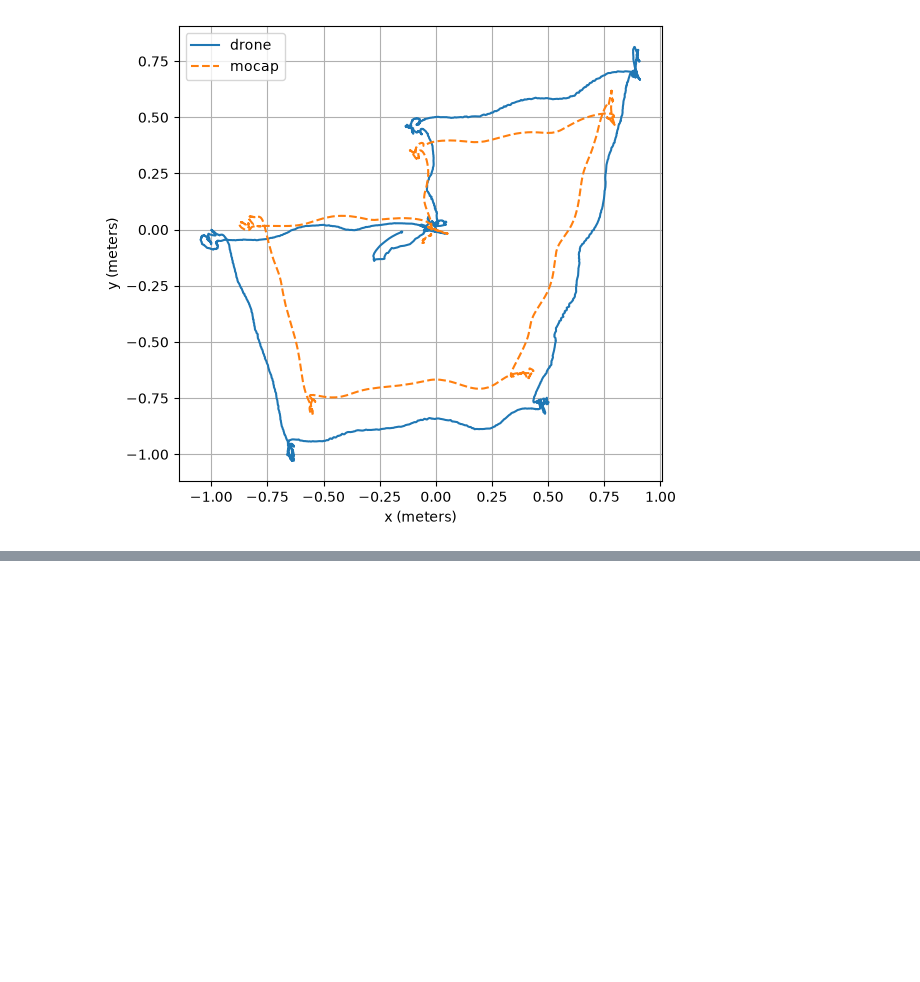
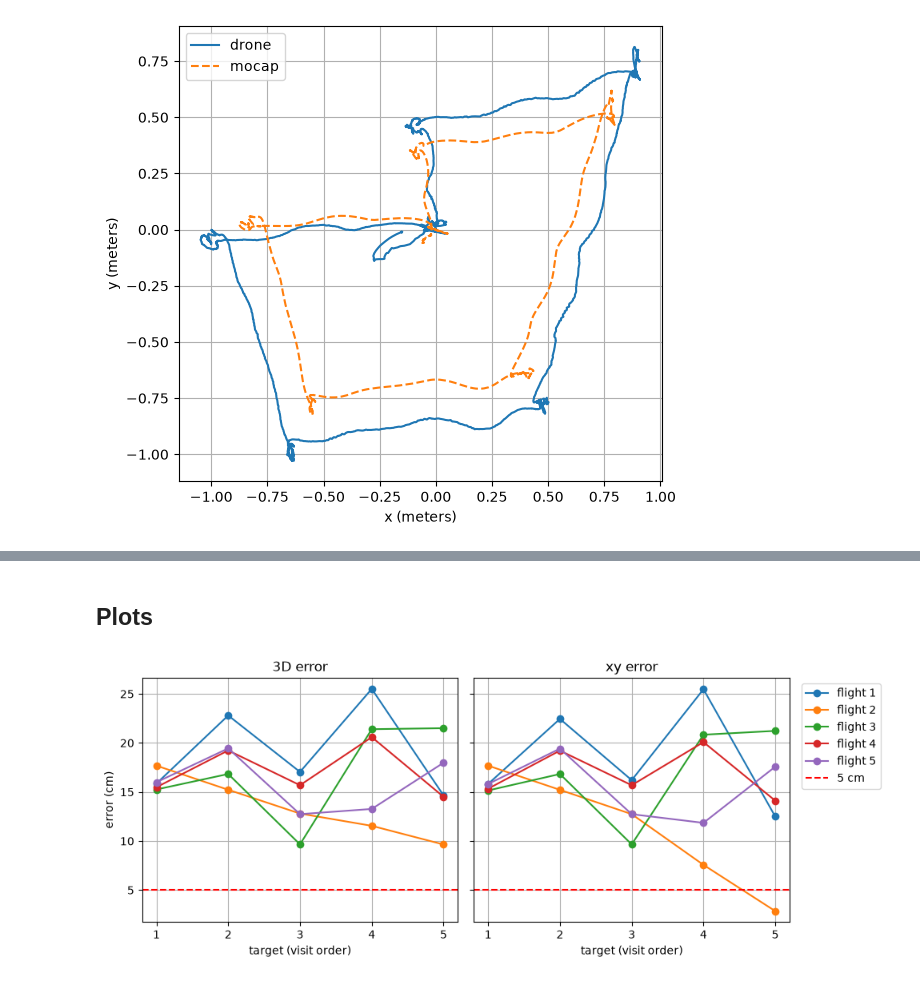
Before and after one commit to dssong2/crazyflie-client, a Jupyter notebook: project/path_optimization.ipynb, the cells around one changed output, grey strips where cells are left out. Drawn from its saved outputs; the diff is of its cells as text; code cells hidden in the pictures; blank space fills up the shorter version.

Commit message:
working on task5, still need to collect final data sets

```diff
--- a/project/path_optimization.ipynb
+++ b/project/path_optimization.ipynb
@@ -516,0 +616,6 @@ ax.grid()
+# %%
+results = [score_flight(filename, targets, z_dropoff, t_dropoff) for filename in filenames]
+for r in results:
+    r['passed_3d'] = bool(np.all(r['err_3d'] < tol))
+    r['passed_xy'] = bool(np.all(r['err_xy'] < tol))
+    print(f"{r['filename']}: {len(r['last'])} targets scored")
@@ -516,0 +630,18 @@ ax.grid()
+# %%
+header = (['flight']
+          + [f'err_3d_{i + 1}_m' for i in range(n)]
+          + [f'err_xy_{i + 1}_m' for i in range(n)]
+          + ['max_err_3d_m', 'max_err_xy_m', 'max_err_est_3d_m', 'passed_3d', 'passed_xy'])
+with open('task5_log.csv', 'w', newline='') as file:
+    writer = csv.writer(file)
+    writer.writerow(header)
+    for r in results:
+        writer.writerow([r['filename']] + list(r['err_3d']) + list(r['err_xy'])
+                        + [r['err_3d'].max(), r['err_xy'].max(), r['err_est_3d'].max(), r['passed_3d'], r['passed_xy']])
+
+print(f"Error at each target at the end of its drop-off hold (cm), required < {tol * 100:.0f} cm")
+print(f"{'flight':>6} {'3D error at targets 1-' + str(n):>{7 * n}} {'max 3D':>7} {'max xy':>7} {'max est':>8}  3D    xy")
+for k, r in enumerate(results):
+    print(f"{k + 1:>6} {''.join(f'{e * 100:>7.1f}' for e in r['err_3d']):>{7 * n}} {r['err_3d'].max() * 100:>7.1f} "
+          f"{r['err_xy'].max() * 100:>7.1f} {r['err_est_3d'].max() * 100:>8.1f}  {'PASS' if r['passed_3d'] else 'FAIL'}  {'PASS' if r['passed_xy'] else 'FAIL'}")
+print("(max est = largest 3D error of the drone's own state estimate, for comparison with motion capture)")
@@ -516,0 +657,18 @@ ax.grid()
+# %% [markdown]
+## Plots
+# %%
+fig, (ax_3d, ax_xy) = plt.subplots(1, 2, figsize=(10, 4), sharey=True, tight_layout=True)
+for k, r in enumerate(results):
+    ax_3d.plot(np.arange(1, n + 1), r['err_3d'] * 100, 'o-', label=f'flight {k + 1}')
+    ax_xy.plot(np.arange(1, n + 1), r['err_xy'] * 100, 'o-', label=f'flight {k + 1}')
+for ax, title in [(ax_3d, '3D error'), (ax_xy, 'xy error')]:
+    ax.axhline(tol * 100, color='r', linestyle='--', label=f'{tol * 100:.0f} cm')
+    ax.set_xticks(np.arange(1, n + 1))
+    ax.set_xlabel('target (visit order)')
+    ax.set_title(title)
+    ax.grid()
+ax_3d.set_ylabel('error (cm)')
+ax_xy.legend(loc='upper left', bbox_to_anchor=(1.02, 1))
+plt.show()
+# %% [output]
+[figure, added]
```
Also changed, not shown: parts of 14 cells of this notebook, 3 other files.
